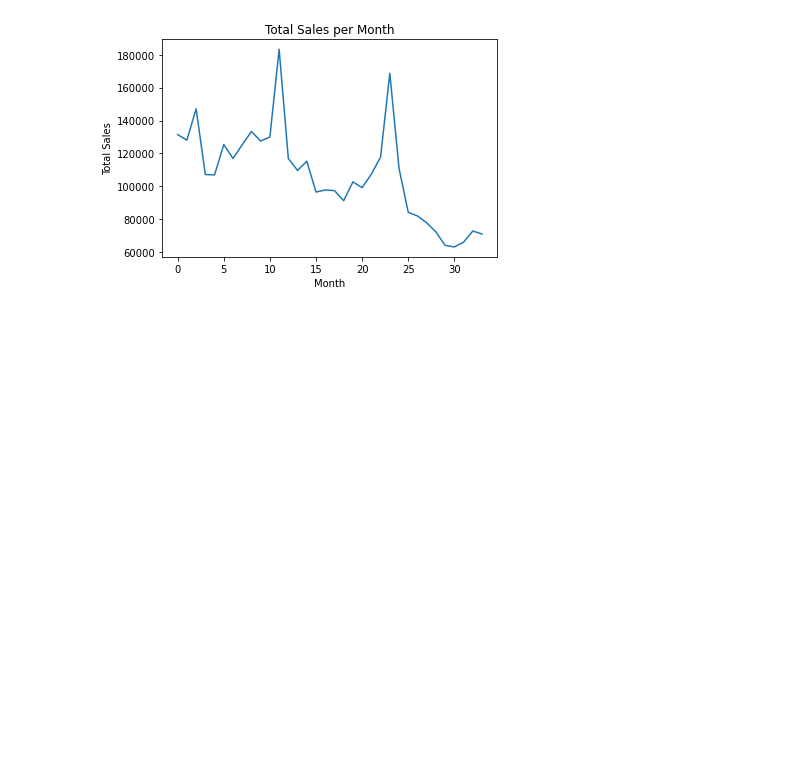
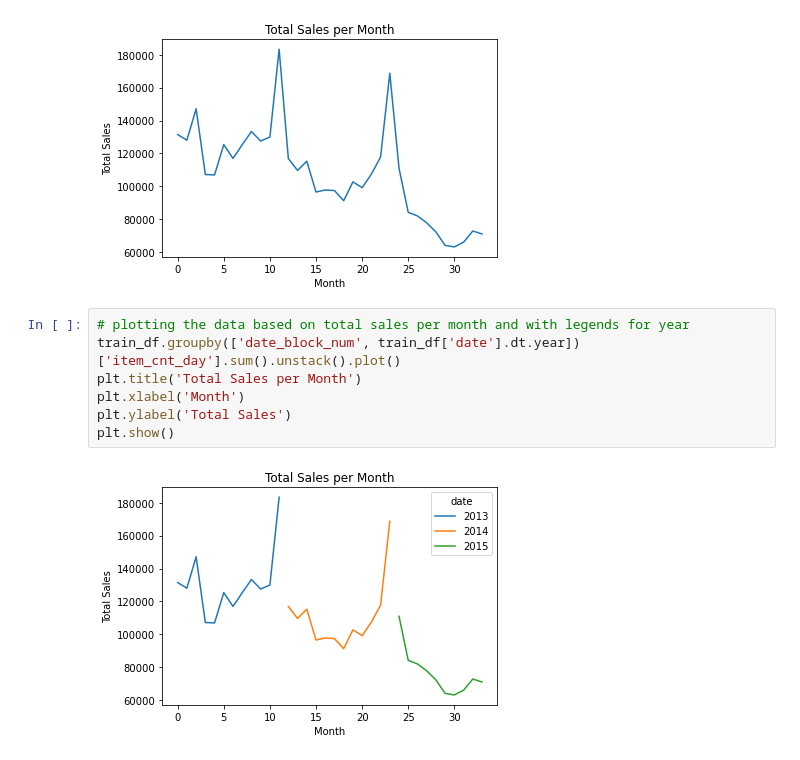
Before and after one commit to saurav1066/KaggleProjects, a Jupyter notebook: Predict future sales/predict.ipynb, the cells around one changed output. Drawn from its saved outputs; the diff is of its cells as text; blank space fills up the shorter version.

```diff
--- a/Predict future sales/predict.ipynb
+++ b/Predict future sales/predict.ipynb
@@ -95,3 +95,12 @@ plt.ylabel('Total Sales')
 plt.show()
 # %% [output]
 [figure]
+# %%
+# plotting the data based on total sales per month and with legends for year
+train_df.groupby(['date_block_num', train_df['date'].dt.year])['item_cnt_day'].sum().unstack().plot()
+plt.title('Total Sales per Month')
+plt.xlabel('Month')
+plt.ylabel('Total Sales')
+plt.show()
+# %% [output]
+[figure, added]
```
Also changed, not shown: parts of 11 cells of this notebook.
